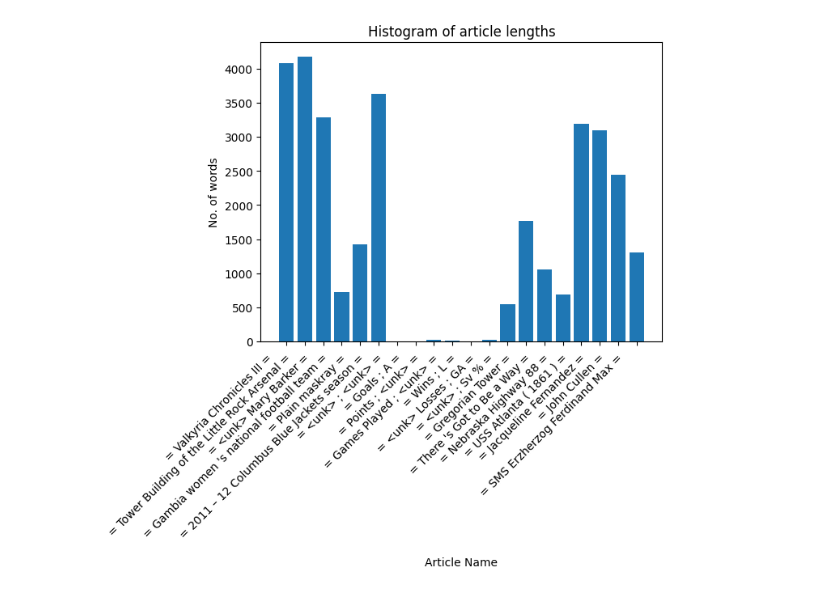
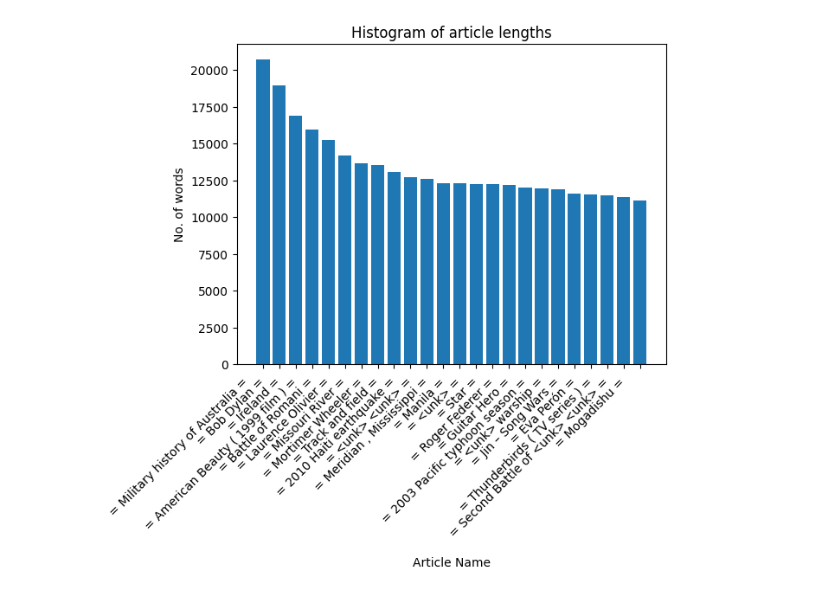
Before and after one commit to NevJay/NLP-Group-CW, a Jupyter notebook: Task_1/Wikitext_Analysis.ipynb, the cells around one changed output. Cells and saved outputs as stored; diff of their text form; code cells hidden in the pictures.

```diff
--- a/Task_1/Wikitext_Analysis.ipynb
+++ b/Task_1/Wikitext_Analysis.ipynb
@@ -51,0 +47,7 @@ article_names[:10]
+# %%
+not_articles = [' = <unk> ; <unk> = \n', ' = Goals ; A = \n', ' = Points ; <unk> = \n', ' = Games Played ; <unk> = \n', ' = Wins ; L = \n', ' = <unk> Losses ; GA = \n', ' = <unk> ; Sv % = \n', ' = Played , W = \n', ' = Losses , D = \n', ' = Ties , A = \n', ' = <unk> points , <unk> = \n', ' = <unk> / <unk> , Pts = \n', ' = Played , W = \n', ' = Ties , L = \n', ' = No result , Pts = \n', ' = Played , W = \n', ' = Losses , T = \n', ' = No result , Pts = \n', ' = Played , W = \n', ' = Ties , L = \n', ' = No result , Pts = \n', ' = Played , W = \n', ' = Losses , T = \n', ' = No result , Pts = \n',]
+# %%
+to_remove = []
+for i in not_articles:
+  index = article_names.index(i)
+  to_remove.append(index)
@@ -51,0 +78,7 @@ article_names[:10]
+# %%
+article_names = [value for index, value in enumerate(article_names) if index not in to_remove]
+article_index = [value for index, value in enumerate(article_index) if index not in to_remove]
+
+# for index in to_remove:
+#   print(article_names.pop(index))
+#   print(article_index.pop(index))
@@ -122,18 +153,24 @@ article_summ_dict
+# %%
+sorted_pairs = sorted(zip(article_names, article_word_counts), key=lambda x: x[1], reverse=True)
 # %%
 import matplotlib.pyplot as plt
 
-top_20_data = dict(list(article_summ_dict.items())[:20])
-plt.bar(top_20_data.keys(), top_20_data.values())
+sorted_article_names, sorted_article_word_counts = zip(*sorted_pairs)
+
+article_names_25 = sorted_article_names[:25]
+article_word_counts_25 = sorted_article_word_counts[:25]
+
+plt.bar(article_names_25, article_word_counts_25)
 
 plt.xlabel('Article Name')
 plt.ylabel('No. of words')
 plt.title('Histogram of article lengths')
 plt.xticks(rotation=45, ha='right')
 
 # Display the plot
 plt.show()
 # %% [output]
-[figure, old version]
+[figure, new version]
 # %%
 total_words = 0
 for text in content:
```
Also changed, not shown: parts of 18 cells of this notebook.
